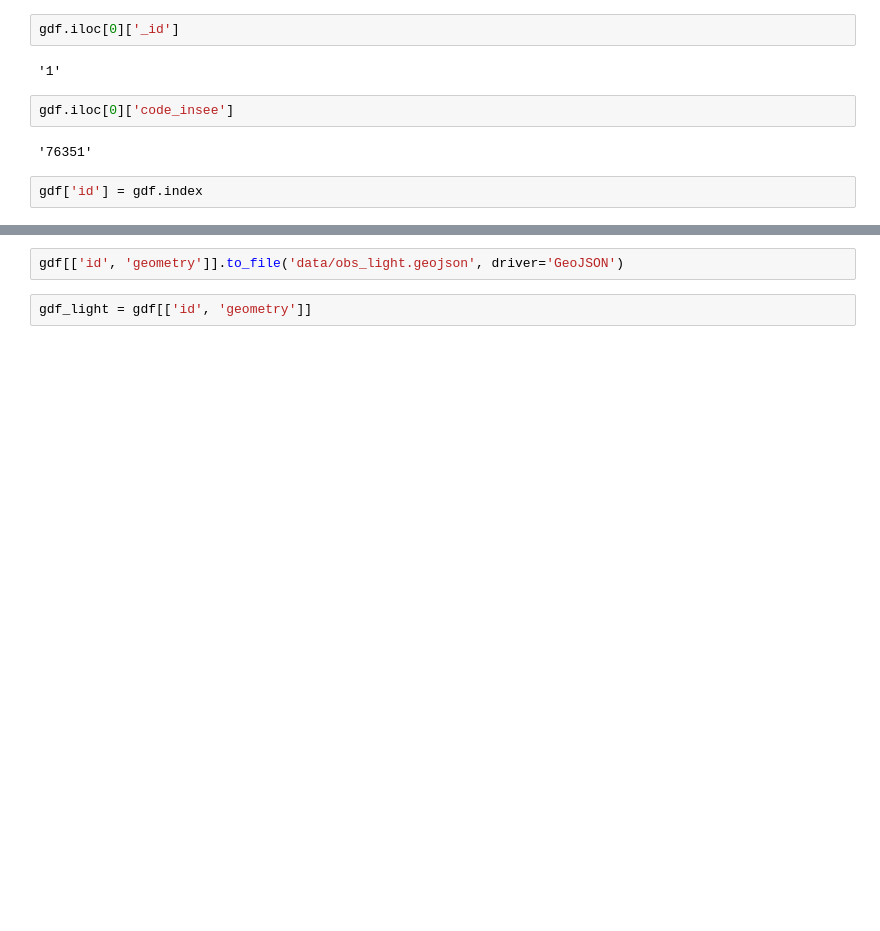
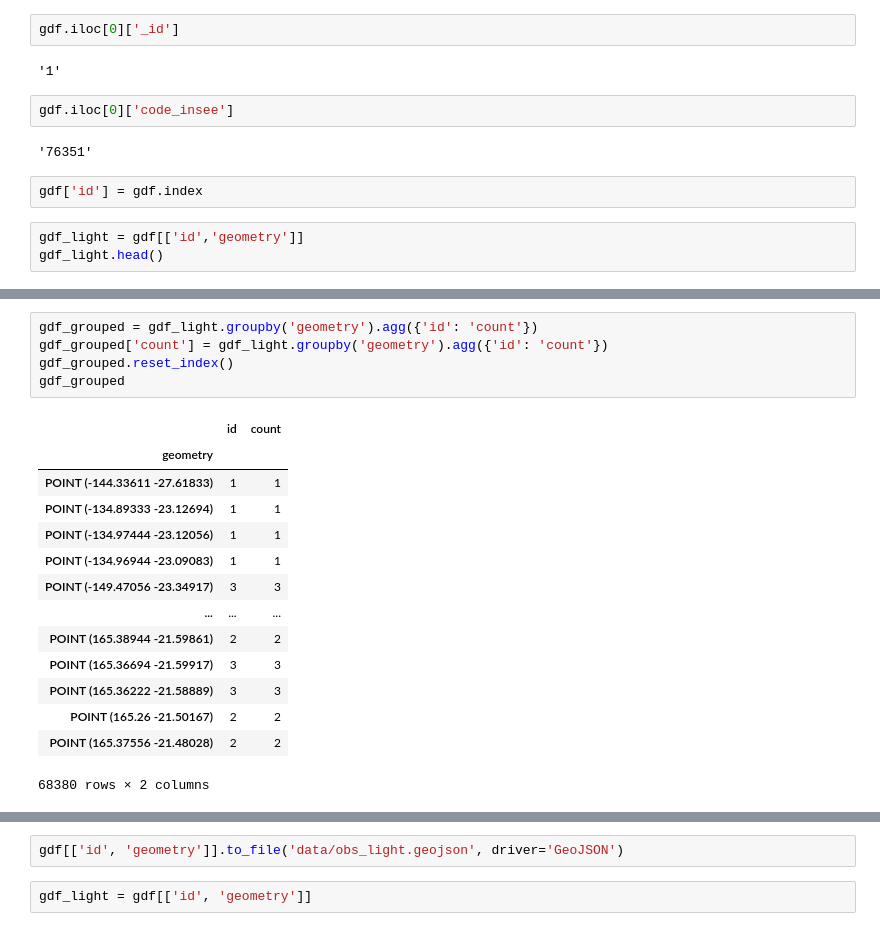
Before and after one commit to yzpt/cell_towers, a Jupyter notebook: 1.0.extract.ipynb, the cells around one changed output, grey strips where cells are left out. Cells and saved outputs as stored; diff of their text form; blank space fills up the shorter version.

Commit message:
obs_light is now a geometry_grouped df with agg as count

```diff
--- a/1.0.extract.ipynb
+++ b/1.0.extract.ipynb
@@ -293,3 +299,6 @@ gdf.iloc[0]['code_insee']
 '76351'
 # %%
 gdf['id'] = gdf.index
+# %%
+gdf_light = gdf[['id','geometry']]
+gdf_light.head()
@@ -295,0 +312,20 @@ gdf['id'] = gdf.index
+# %%
+gdf_grouped = gdf_light.groupby('geometry').agg({'id': 'count'})
+gdf_grouped['count'] = gdf_light.groupby('geometry').agg({'id': 'count'})
+gdf_grouped.reset_index()
+gdf_grouped
+# %% [output]
+|  | id | count |
+| geometry |  |  |
+| POINT (-144.33611 -27.61833) | 1 | 1 |
+| POINT (-134.89333 -23.12694) | 1 | 1 |
+| POINT (-134.97444 -23.12056) | 1 | 1 |
+| POINT (-134.96944 -23.09083) | 1 | 1 |
+| POINT (-149.47056 -23.34917) | 3 | 3 |
+| ... | ... | ... |
+| POINT (165.38944 -21.59861) | 2 | 2 |
+| POINT (165.36694 -21.59917) | 3 | 3 |
+| POINT (165.36222 -21.58889) | 3 | 3 |
+| POINT (165.26 -21.50167) | 2 | 2 |
+| POINT (165.37556 -21.48028) | 2 | 2 |
+68380 rows × 2 columns
```
Also changed, not shown: parts of 9 cells of this notebook, 2 other files.
